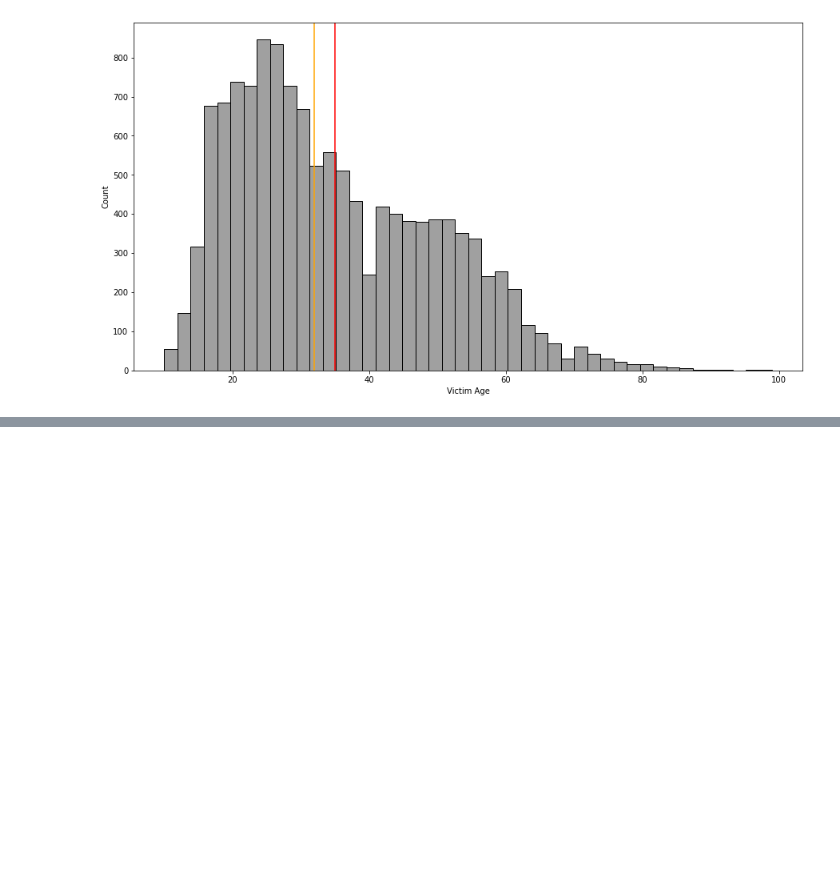
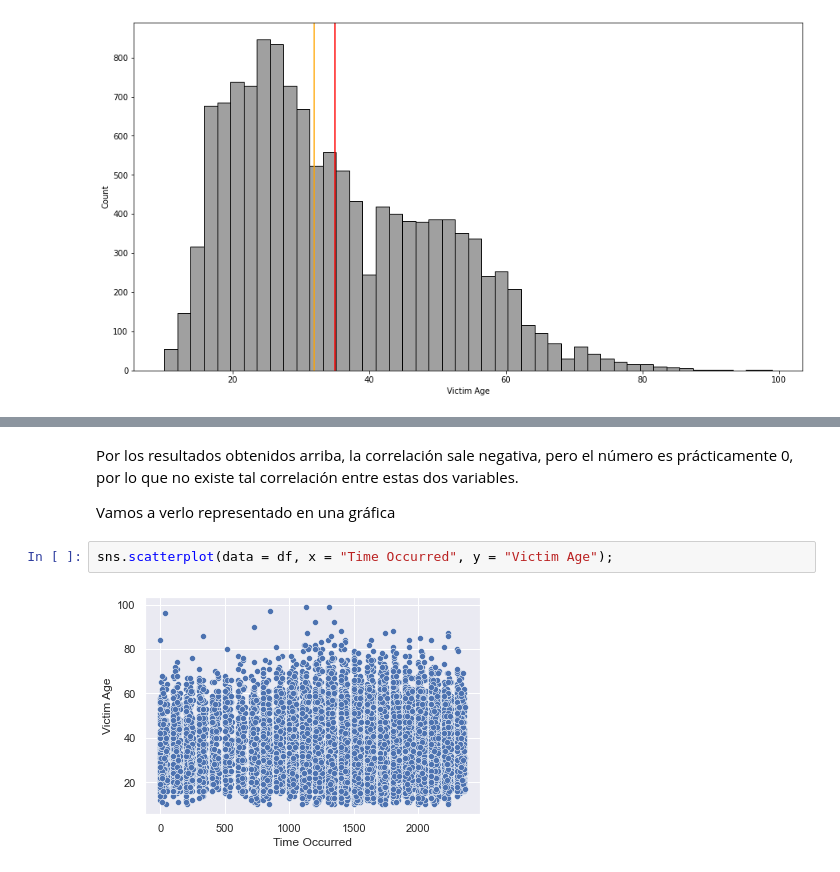
Before and after one commit to Adalab/DA-PROMO-B-MODULO1-SPRINT2-NATALIA-PAULA, a Jupyter notebook: ESTADÍSTICA/Repaso.ipynb, the cells around one changed output, grey strips where cells are left out. Cells and saved outputs as stored; diff of their text form; blank space fills up the shorter version.

```diff
--- a/ESTADÍSTICA/Repaso.ipynb
+++ b/ESTADÍSTICA/Repaso.ipynb
@@ -180,0 +320,8 @@ Con los datos obtenidos arriba, podemos ver que el crímen más cometido en 2017
+# %% [markdown]
+Por los resultados obtenidos arriba, la correlación sale negativa, pero el número es prácticamente 0, por lo que no existe tal correlación entre estas dos variables.
+
+Vamos a verlo representado en una gráfica
+# %%
+sns.scatterplot(data = df, x = "Time Occurred", y = "Victim Age");
+# %% [output]
+[figure, added]
```
Also changed, not shown: parts of 37 cells of this notebook.
